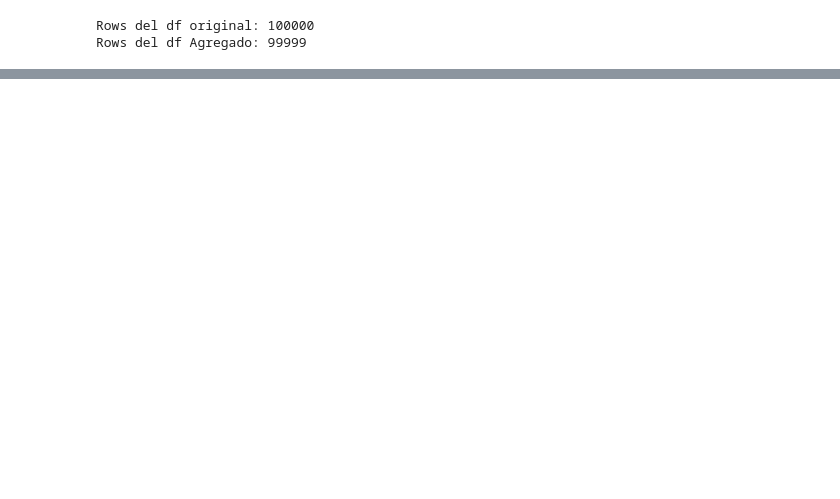
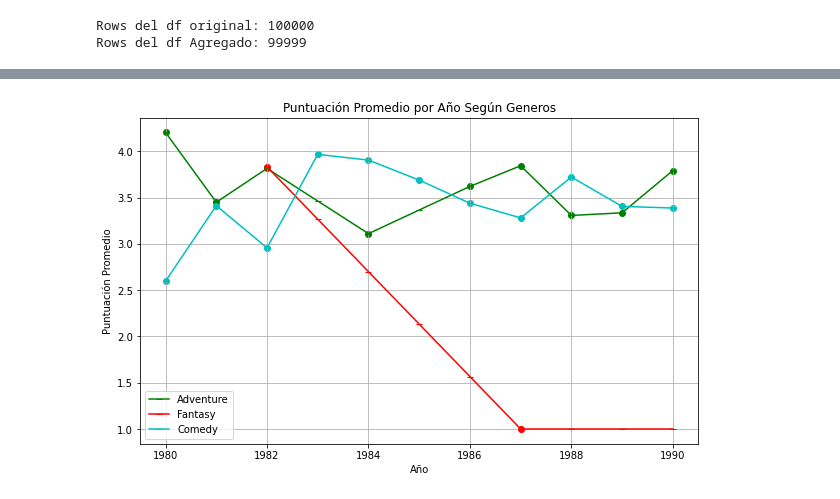
Before and after one commit to jmortiz4/itba_tp_integrador_1, a Jupyter notebook: demostraciones/Pruebas Scores.ipynb, the cells around one changed output, grey strips where cells are left out. Saved outputs shown, nothing was run; the diff lists cells and outputs as text; code cells hidden in the pictures; blank space fills up the shorter version.

Commit message:
Se incluyo la grafica 1 de 2 en scores: plot_lineas_rating_añoPelicula_generos

```diff
--- a/demostraciones/Pruebas Scores.ipynb
+++ b/demostraciones/Pruebas Scores.ipynb
@@ -102,4 +65,0 @@ df_peliculas = Pelicula.create_df_from_csv("../data/peliculas.csv")
-# %%
-df_sco['year'] = df_sco['Date'].dt.year
-movies_agrupado=df_sco.groupby(['movie_id','year'])['rating'].mean().reset_index()
-merged_df = pd.merge(movies_agrupado, df_peliculas, left_on='movie_id', right_on=id', how='inner')
@@ -221,0 +66,6 @@ plt.show()
+# %%
+df_peliculas = Pelicula.create_df_from_csv("../data/peliculas.csv")
+generosDeseadosList=['Adventure','Fantasy','Comedy']
+Score.puntuacion_año_genero(df_peliculas,df_sco, generosDeseadosList,anios=[1980,1990])
+# %% [output]
+[figure, added]
```
Also changed, not shown: parts of 20 cells of this notebook, 3 other files.
